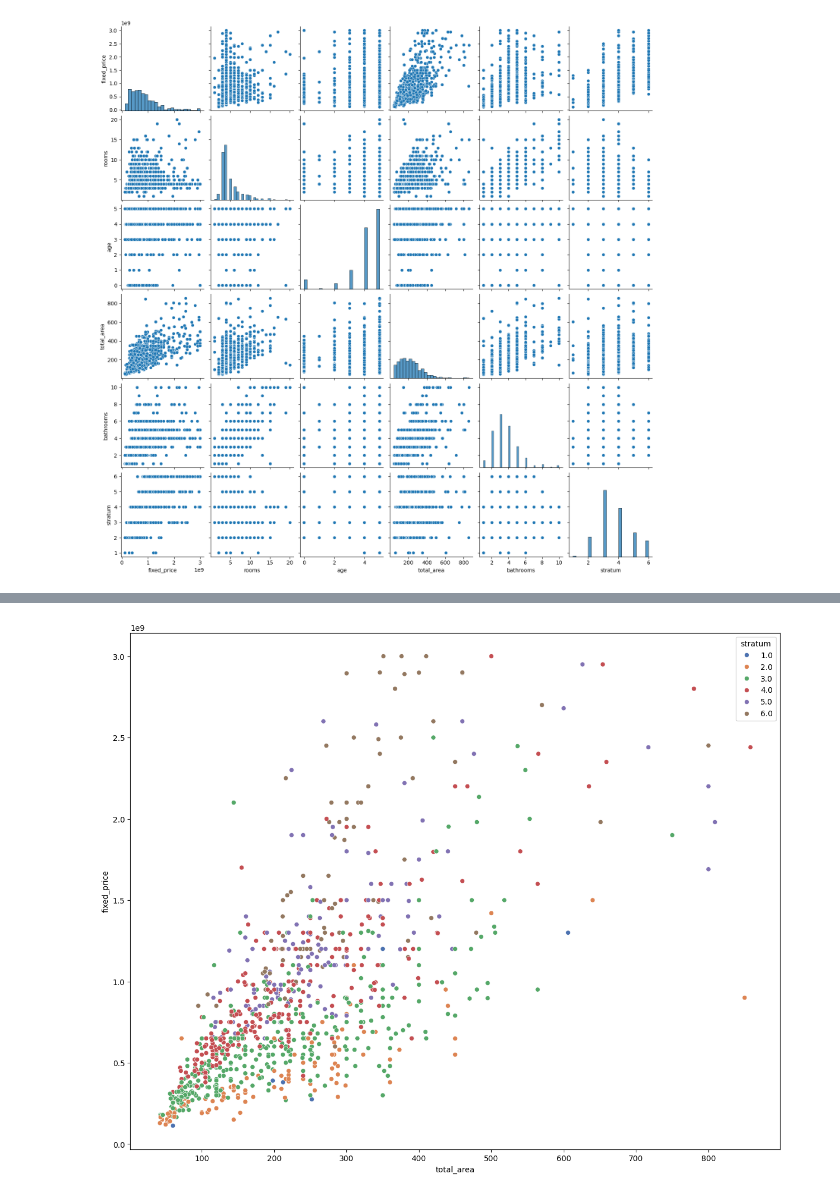
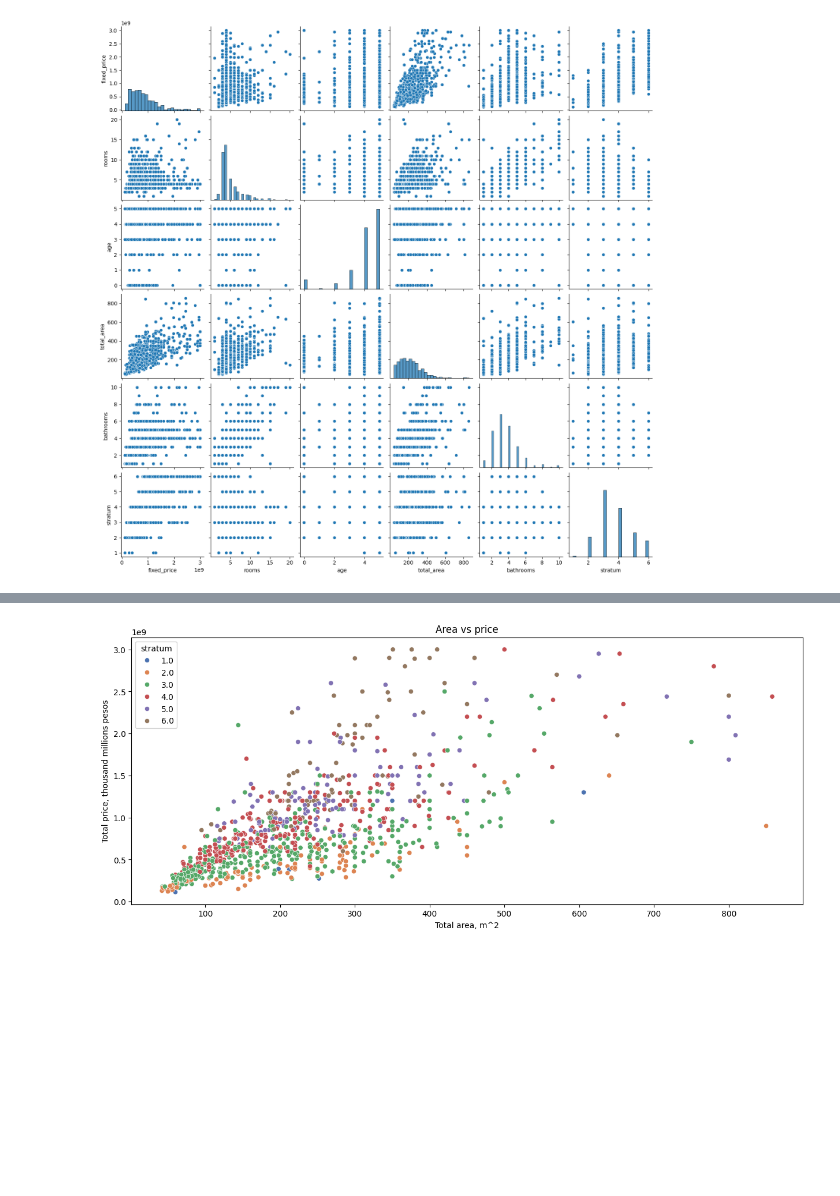
Before and after one commit to JohnQuintero08/house_bogota_price_model, a Jupyter notebook: ipynb/EDA.ipynb, the cells around one changed output, grey strips where cells are left out. Drawn from its saved outputs; the diff is of its cells as text; code cells hidden in the pictures; blank space fills up the shorter version.

```diff
--- a/ipynb/EDA.ipynb
+++ b/ipynb/EDA.ipynb
@@ -149,20 +246,17 @@ def format_neighbourhoods(data):
     return data.strip().lower()
 df_copy['neighbourhood'] = df_copy['neighbourhood'].apply(format_neighbourhoods)
 # %%
-# Asgina un estrato a los barrios que no tienes estrato, basado en los barrios ya preexistentes
+# Assing stratum to those neighbourhoods that don't have it, based on the name of the neighbourhood
 list_neighbourhood_stratum = df_copy.groupby(by=['neighbourhood'],as_index=False)['stratum'].max()
 def filter_neighbourhoods(data):
     if pd.isna(data['stratum']):
         if data['neighbourhood'] in list_neighbourhood_stratum['neighbourhood'].values:
-            data['stratum'] = float(list_neighbourhood_stratum[list_neighbourhood_stratum['neighbourhood'] == data['neighbourhood']]['stratum'].values)
+            data['stratum'] = float(list_neighbourhood_stratum[list_neighbourhood_stratum['neighbourhood'] == data['neighbourhood']]['stratum'].values[0])
     return data
 df_copy = df_copy.apply(filter_neighbourhoods, axis=1)
 # %%
-def define_area(data):
-    private_area = data['private_area']
-    built_area = data['built_area']
-    return np.max([private_area, built_area])
-df_copy['total_area'] = df_copy.apply(define_area, axis=1)
+# Keep the higher value between private_area and built_area to give a total_area of the property
+df_copy['total_area'] = df_copy[['private_area', 'built_area']].max(axis=1)
 # %%
 df_copy['age'] = df_copy['age'].fillna('desconocido')
 # %%
@@ -255,15 +313,17 @@ memory usage: 51.2 KB
 # %%
-plt.figure(figsize=(15,12))
+plt.figure(figsize=(15,6))
 sns.scatterplot(df_final,
                 x='total_area',
                 y='fixed_price',
                 hue='stratum',
-                # size='rooms',
                 palette="deep"
                 )
+plt.xlabel('Total area, m^2')
+plt.ylabel('Total price, thousand millions pesos')
+plt.title('Area vs price')
 plt.show()
 # %% [output]
-[figure, old version]
+[figure, new version]
 # %%
 plt.figure(figsize=(15,6))
 sns.scatterplot(df_final,
```
Also changed, not shown: parts of 38 cells of this notebook, 3 other files.
